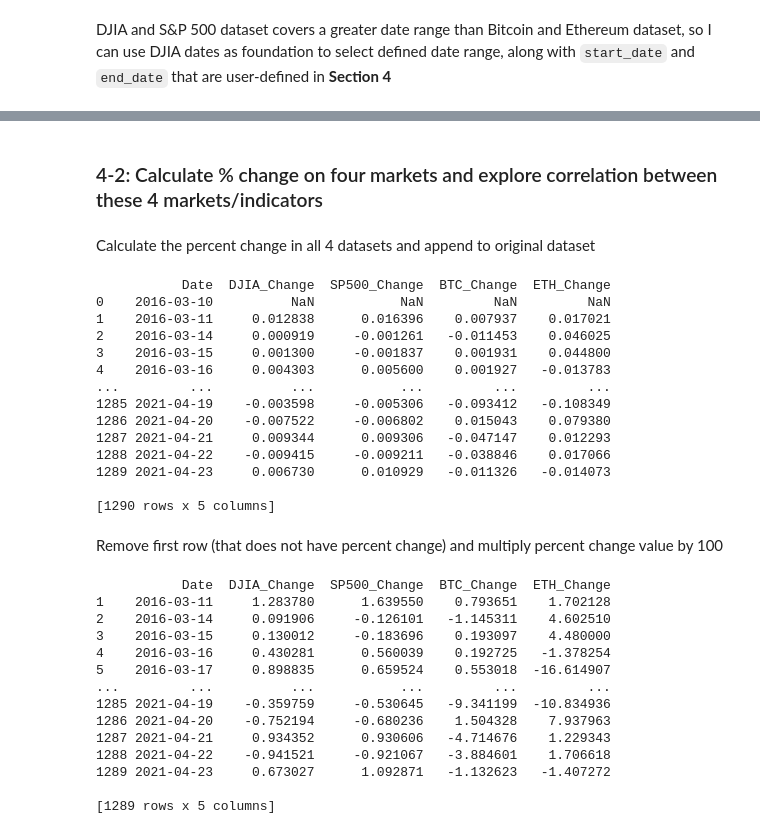
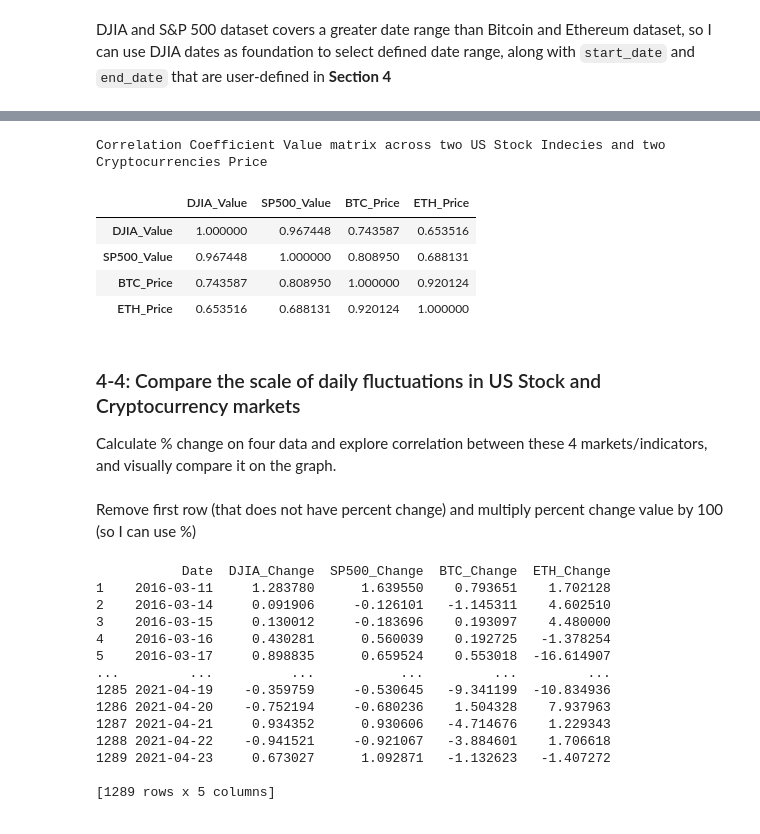
Before and after one commit to GNU-Linuxer/seattle-polie-data-analysis, a Jupyter notebook: Final project report.ipynb, the cells around one changed output, grey strips where cells are left out. Cells and saved outputs as stored; diff of their text form; code cells hidden in the pictures.

```diff
--- a/Final project report.ipynb
+++ b/Final project report.ipynb
@@ -309,7 +295,28 @@ from plotnine import * #plotnine contains ggplot function
+# %%
+# Method of correlation (method = *):
+# pearson : standard correlation coefficient
+# kendall : Kendall Tau correlation coefficient
+# spearman : Spearman rank correlation
+
+corr_coeff = all_data.corr(method ='pearson')
+# print(corr_coeff) # Uncomment this line if you also want to see the correlation between 2 stock indecies or 2 cryptocurrency price
+
+# Remove irrevalent correlation values to make display table more neat to novice readers
+# corr_coeff = corr_coeff.iloc[2: , :-2]
+
+print("Correlation Coefficient Value matrix across two US Stock Indecies and two Cryptocurrencies Price")
+display(corr_coeff)
+# %% [output]
+Correlation Coefficient Value matrix across two US Stock Indecies and two Cryptocurrencies Price
+|  | DJIA_Value | SP500_Value | BTC_Price | ETH_Price |
+| DJIA_Value | 1.000000 | 0.967448 | 0.743587 | 0.653516 |
+| SP500_Value | 0.967448 | 1.000000 | 0.808950 | 0.688131 |
+| BTC_Price | 0.743587 | 0.808950 | 1.000000 | 0.920124 |
+| ETH_Price | 0.653516 | 0.688131 | 0.920124 | 1.000000 |
 # %% [markdown]
-### 4-2: Calculate % change on four markets and explore correlation between these 4 markets/indicators
+### 4-4: Compare the scale of daily fluctuations in US Stock and Cryptocurrency markets
+
+Calculate % change on four data and explore correlation between these 4 markets/indicators, and visually compare it on the graph.
-# %% [markdown]
-Calculate the percent change in all 4 datasets and append to original dataset
 # %%
 all_data_percent_change = pd.DataFrame()
 all_data_percent_change["Date"] = all_data["Date"]
@@ -318,24 +325,9 @@ all_data_percent_change["SP500_Change"] = all_data["SP500_Value"].pct_change()
 all_data_percent_change["BTC_Change"] = all_data["BTC_Price"].pct_change()
 all_data_percent_change["ETH_Change"] = all_data["ETH_Price"].pct_change()
 
-print(all_data_percent_change)
+#print(all_data_percent_change)
-# %% [output]
-           Date  DJIA_Change  SP500_Change  BTC_Change  ETH_Change
-0    2016-03-10          NaN           NaN         NaN         NaN
-1    2016-03-11     0.012838      0.016396    0.007937    0.017021
-2    2016-03-14     0.000919     -0.001261   -0.011453    0.046025
-3    2016-03-15     0.001300     -0.001837    0.001931    0.044800
-4    2016-03-16     0.004303      0.005600    0.001927   -0.013783
-...         ...          ...           ...         ...         ...
-1285 2021-04-19    -0.003598     -0.005306   -0.093412   -0.108349
-1286 2021-04-20    -0.007522     -0.006802    0.015043    0.079380
-1287 2021-04-21     0.009344      0.009306   -0.047147    0.012293
-1288 2021-04-22    -0.009415     -0.009211   -0.038846    0.017066
-1289 2021-04-23     0.006730      0.010929   -0.011326   -0.014073
-
-[1290 rows x 5 columns]
 # %% [markdown]
-Remove first row (that does not have percent change) and multiply percent change value by 100
+Remove first row (that does not have percent change) and multiply percent change value by 100 (so I can use %)
 # %%
 all_data_percent_change = all_data_percent_change.iloc[1:]
 all_data_percent_change["DJIA_Change"] = 100 * all_data_percent_change["DJIA_Change"]
```
Also changed, not shown: parts of 21 cells of this notebook, 1 other file.
